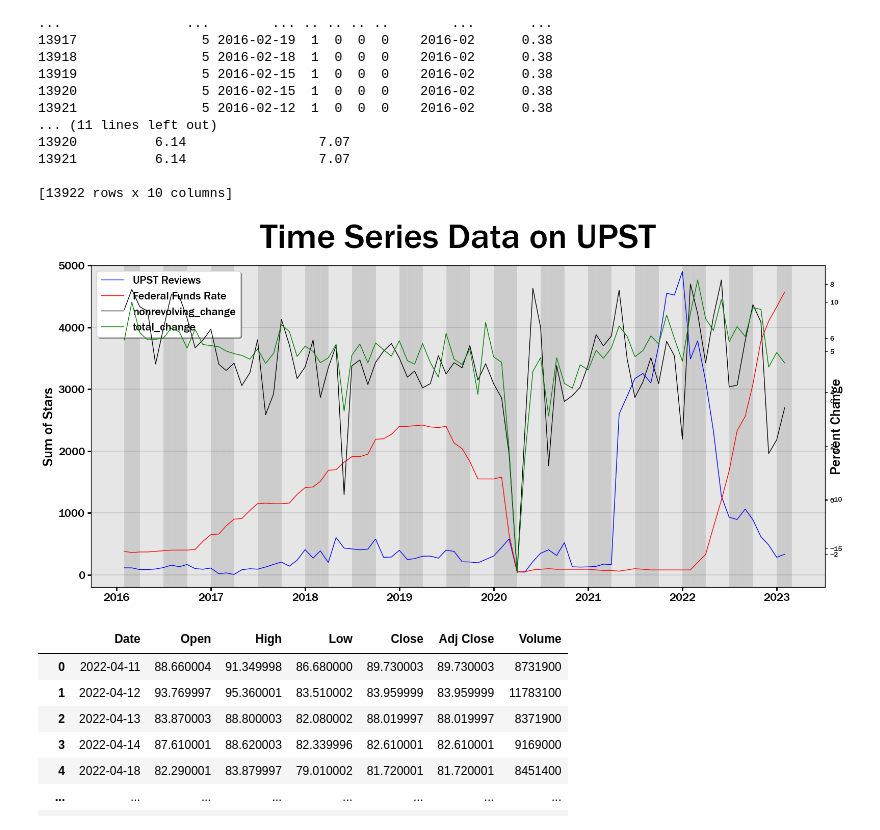
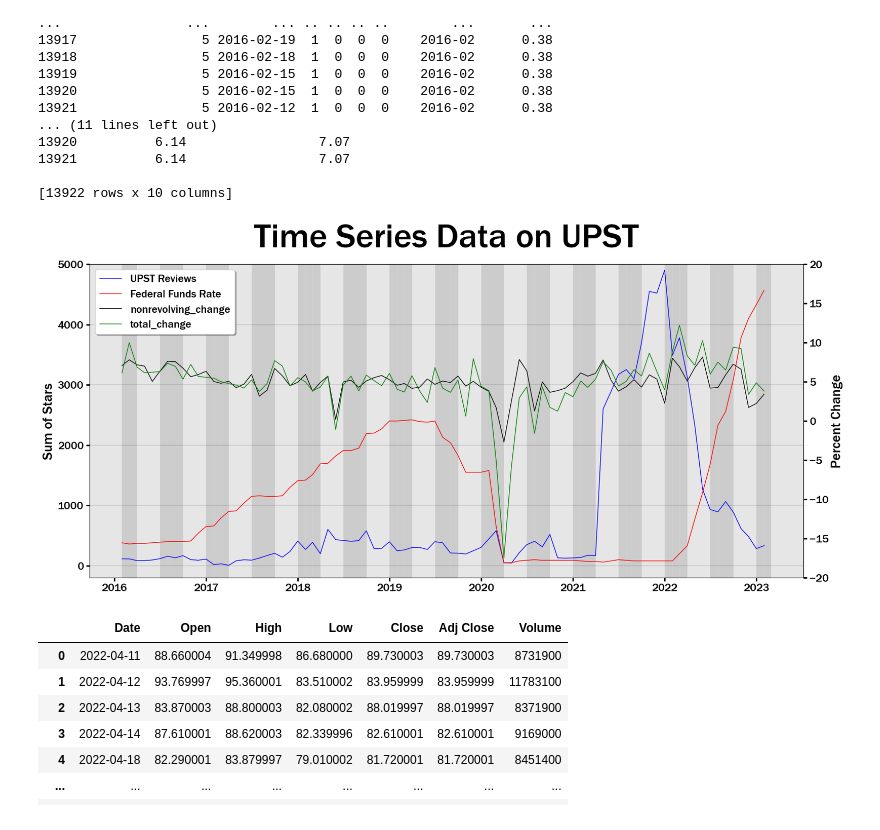
Before and after one commit to wweinel/PersonalProject, a Jupyter notebook: upstAnalysis.ipynb, the cells around one changed output. Saved outputs shown, nothing was run; the diff lists cells and outputs as text; code cells hidden in the pictures.

```diff
--- a/upstAnalysis.ipynb
+++ b/upstAnalysis.ipynb
@@ -296,7 +296,7 @@ fig.subplots_adjust(top=0.9)
 # Set the x-axis & y-axis label
 #ax1.set_xlabel('Date', fontsize=label_size)
 ax1.set_ylabel('Sum of Stars', fontsize=label_size)
-ax2.set_ylabel('Percent Change', fontsize=label_size)
+ax3.set_ylabel('Percent Change', fontsize=label_size)
 
 # Add legend
 handles1, labels1 = ax1.get_legend_handles_labels()
@@ -306,34 +306,40 @@ handles4, labels4 = ax4.get_legend_handles_labels()
 
 handles = handles1 + handles2 + handles3 + handles4
 labels = labels1 + labels2 + labels3 + labels4
 ax1.legend(handles, labels, loc='upper left',fontsize=legend_size, frameon=True, shadow=True)
 
 # Adding ticks
 ax1.tick_params(axis='x', labelsize=tick_size, width=tick_width, length=tick_length)
 ax1.tick_params(axis='y', labelsize=tick_size, width=tick_width, length=tick_length)
 ax2.tick_params(axis='y', labelsize=0, width=0, length=0)
+ax3.tick_params(axis='y', labelsize=tick_size, width=tick_width, length=tick_length)
+ax4.tick_params(axis='y', labelsize=0, width=0, length=0)
 
 # Adding grid lines
 ax1.grid(axis='y', color=border_color, linewidth=grid_weight)
 ax1.set_ylim([-200, 5000])
 ax2.set_ylim([-0.2, 5])
+ax3.set_ylim([-20, 20])
+ax4.set_ylim([-20, 20])
+
+
 
 
 # Adding 1st and 3rd quater backgrounds
 ax1.set_facecolor(color=dark)
 for idx in first_quarter[first_quarter != 0].index:
     ax1.axvspan(pd.to_datetime(idx, format='%Y-%m'),(pd.to_datetime(idx, format='%Y-%m')+pd.offsets.MonthEnd(1)), color=light, alpha=1, linewidth=0.5)
 
 for idx in third_quarter[third_quarter != 0].index:
     ax1.axvspan(pd.to_datetime(idx, format='%Y-%m'),(pd.to_datetime(idx, format='%Y-%m')+pd.offsets.MonthEnd(1)), color=light, alpha=1, linewidth=0.5)
 
 for spine in ax1.spines.values():
     spine.set_color(border_color)
     spine.set_linewidth(border_width)
 
 plt.show()
 # %% [output]
-[figure, old version]
+[figure, new version]
 # %%
 stock = pd.read_csv('data/UPST.csv')
 stock
```
